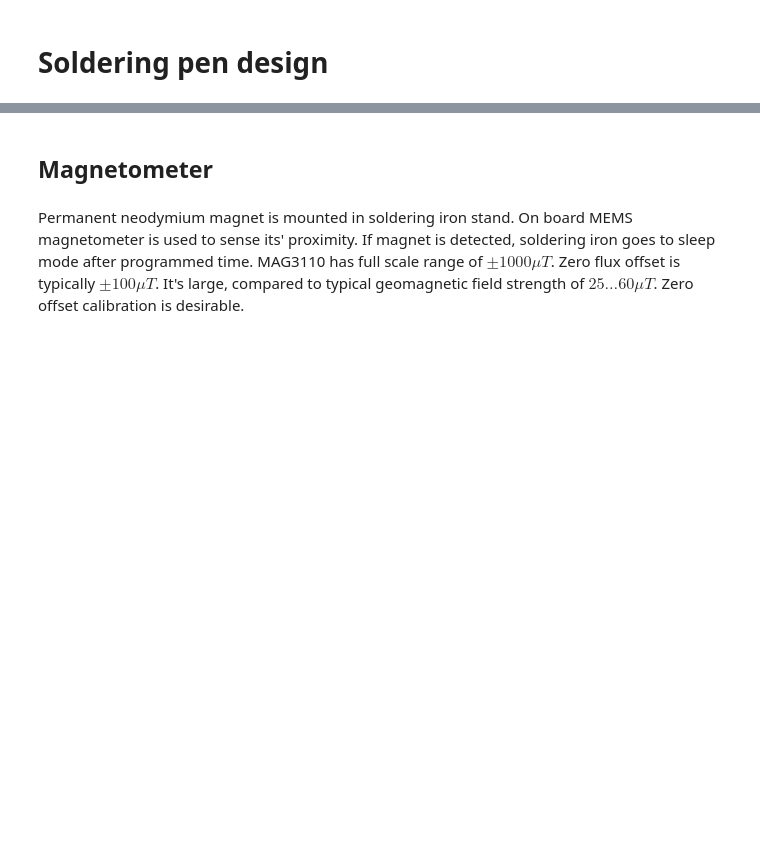
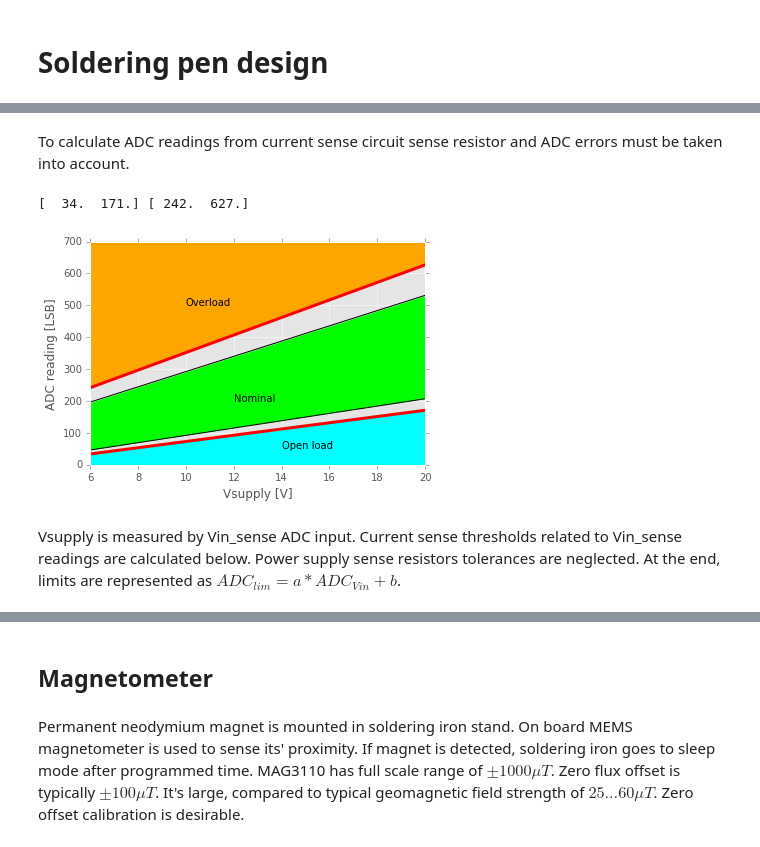
Before and after one commit to NiceCircuits/solderingPen, a Jupyter notebook: doc/design.ipynb, the cells around one changed output, grey strips where cells are left out. Saved outputs shown, nothing was run; the diff lists cells and outputs as text; code cells hidden in the pictures; blank space fills up the shorter version.

```diff
--- a/doc/design.ipynb
+++ b/doc/design.ipynb
@@ -31,0 +114,38 @@ def plotCsv(fileName, timebase=1, xlabel="", ylabel="",names=[]):
+# %% [markdown]
+To calculate ADC readings from current sense circuit sense resistor and ADC errors must be taken into account.
+# %%
+# Sense resistor nominal value.
+Rs = 470
+# Sense resistor tolerance, including thermal coefficient.
+Rs_tol = 0.06
+# uC power supply voltage range, V
+Vcc = 3.3; Vcc_min = 2.97; Vcc_max = 3.63
+# Input voltage, min and max
+Vs_min = Is_min * Rs / 1000 / (1+Rs_tol)
+Vs_max = Is_max * Rs / 1000 * (1+Rs_tol)
+# ADC readings, min and max
+ADCs_min = Vs_min / Vcc_max * 4096
+ADCs_max = Vs_max / Vcc_min * 4096
+# Limits are chosen to provide some additional safety
+ADC_lim_min = np.floor(ADCs_min * 0.85 - 5)
+ADC_lim_max = np.ceil(ADCs_max * 1.15 + 15)
+# print limits
+print(ADC_lim_min, ADC_lim_max)
+# Plot graph
+plt.figure
+plt.plot(Vs, ADCs_min,"k")
+plt.plot(Vs, ADCs_max,"k")
+plt.plot(Vs, ADC_lim_min, "r", linewidth=3)
+plt.plot(Vs, ADC_lim_max, "r", linewidth=3)
+plt.fill_between(Vs, ADCs_min, ADCs_max, facecolor='lime')
+plt.text(12, 200, "Nominal")
+plt.fill_between(Vs, 0, ADC_lim_min, facecolor='aqua')
+plt.text(14, 50, "Open load")
+plt.fill_between(Vs, ADC_lim_max, 700, facecolor='orange')
+plt.text(10, 500, "Overload")
+plt.ylim(0,700); plt.xlabel("Vsupply [V]"); plt.ylabel("ADC reading [LSB]"); plt.show()
+# %% [output]
+[  34.  171.] [ 242.  627.]
+[figure, added]
+# %% [markdown]
+Vsupply is measured by Vin_sense ADC input. Current sense thresholds related to Vin_sense readings are calculated below. Power supply sense resistors tolerances are neglected. At the end, limits are represented as $ADC_{lim}=a*ADC_{Vin}+b$.
```
Also changed, not shown: parts of 35 cells of this notebook, 11 other files.
